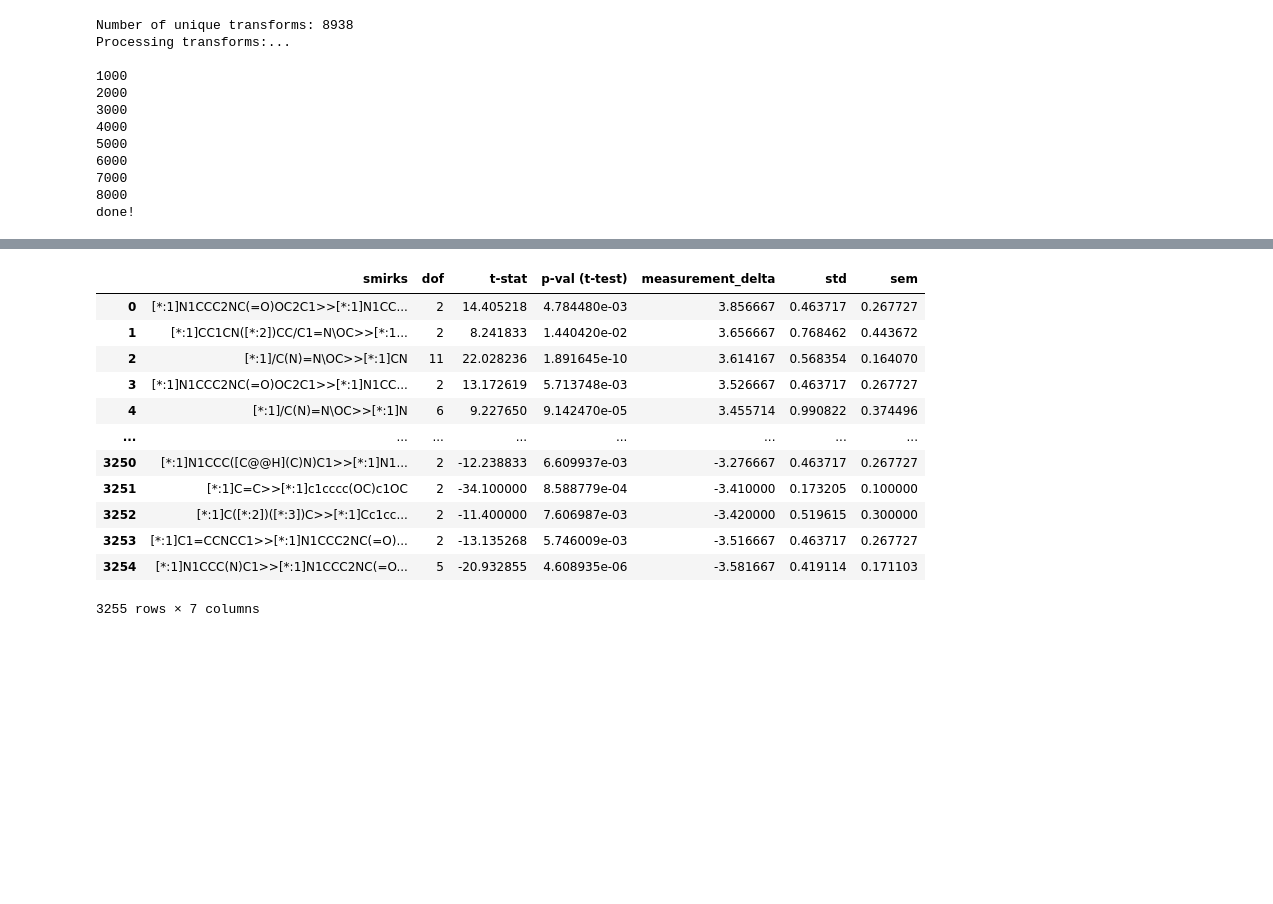
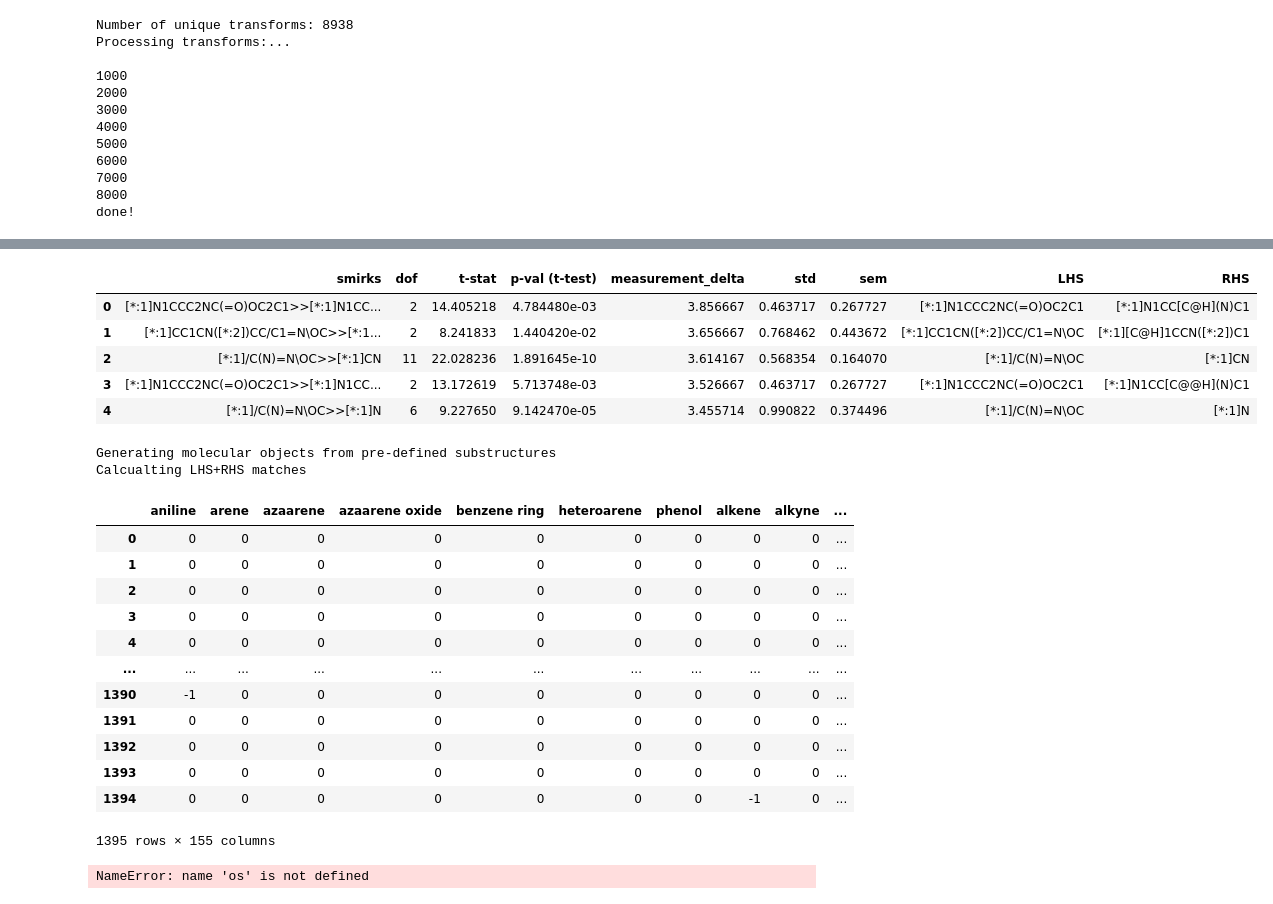
Before and after one commit to domgurvic/ml_mmpa, a Jupyter notebook: test_workflow.ipynb, the cells around one changed output, grey strips where cells are left out. Saved outputs shown, nothing was run; the diff lists cells and outputs as text; code cells hidden in the pictures; blank space fills up the shorter version.

```diff
--- a/test_workflow.ipynb
+++ b/test_workflow.ipynb
@@ -109,7 +93,14 @@ output_len_stat
 # %%
 '''
 Third step is filtering p-val based on thresold and deciding weather to keep both positive and negative transforms
+Output is the significant transforms sorted by measurement delta
+
+This is a great output to consider, but we can do one better by turning the transforms into functional groups
 '''
 
-mmpa_zero_neg_pos = master_functions.zero_in(output_len_stat, 0.05, pos_only=False)
+mmpa_zero_pos = master_functions.zero_in(output_len_stat, 0.05, pos_only=True)
+
+# Add split columns to the dataframe
+
+mmpa_zero_pos = master_functions.split_transition(mmpa_zero_pos, 'smirks')
 # %% [output]
@@ -122,16 +114,34 @@ mmpa_zero_neg_pos.measurement_delta.hist(bins=50)
 # %%
-mmpa_zero_neg_pos
+mmpa_zero_pos.head(5)
 # %% [output]
-|  | smirks | dof | t-stat | p-val (t-test) | measurement_delta | std | sem |
-| 0 | [*:1]N1CCC2NC(=O)OC2C1>>[*:1]N1CC... | 2 | 14.405218 | 4.784480e-03 | 3.856667 | 0.463717 | 0.267727 |
-| 1 | [*:1]CC1CN([*:2])CC/C1=N\OC>>[*:1... | 2 | 8.241833 | 1.440420e-02 | 3.656667 | 0.768462 | 0.443672 |
-| 2 | [*:1]/C(N)=N\OC>>[*:1]CN | 11 | 22.028236 | 1.891645e-10 | 3.614167 | 0.568354 | 0.164070 |
-| 3 | [*:1]N1CCC2NC(=O)OC2C1>>[*:1]N1CC... | 2 | 13.172619 | 5.713748e-03 | 3.526667 | 0.463717 | 0.267727 |
-| 4 | [*:1]/C(N)=N\OC>>[*:1]N | 6 | 9.227650 | 9.142470e-05 | 3.455714 | 0.990822 | 0.374496 |
-| ... | ... | ... | ... | ... | ... | ... | ... |
-| 3250 | [*:1]N1CCC([C@@H](C)N)C1>>[*:1]N1... | 2 | -12.238833 | 6.609937e-03 | -3.276667 | 0.463717 | 0.267727 |
-| 3251 | [*:1]C=C>>[*:1]c1cccc(OC)c1OC | 2 | -34.100000 | 8.588779e-04 | -3.410000 | 0.173205 | 0.100000 |
-| 3252 | [*:1]C([*:2])([*:3])C>>[*:1]Cc1cc... | 2 | -11.400000 | 7.606987e-03 | -3.420000 | 0.519615 | 0.300000 |
-| 3253 | [*:1]C1=CCNCC1>>[*:1]N1CCC2NC(=O)... | 2 | -13.135268 | 5.746009e-03 | -3.516667 | 0.463717 | 0.267727 |
-| 3254 | [*:1]N1CCC(N)C1>>[*:1]N1CCC2NC(=O... | 5 | -20.932855 | 4.608935e-06 | -3.581667 | 0.419114 | 0.171103 |
+|  | smirks | dof | t-stat | p-val (t-test) | measurement_delta | std | sem | LHS | RHS |
+| 0 | [*:1]N1CCC2NC(=O)OC2C1>>[*:1]N1CC... | 2 | 14.405218 | 4.784480e-03 | 3.856667 | 0.463717 | 0.267727 | [*:1]N1CCC2NC(=O)OC2C1 | [*:1]N1CC[C@H](N)C1 |
+| 1 | [*:1]CC1CN([*:2])CC/C1=N\OC>>[*:1... | 2 | 8.241833 | 1.440420e-02 | 3.656667 | 0.768462 | 0.443672 | [*:1]CC1CN([*:2])CC/C1=N\OC | [*:1][C@H]1CCN([*:2])C1 |
+| 2 | [*:1]/C(N)=N\OC>>[*:1]CN | 11 | 22.028236 | 1.891645e-10 | 3.614167 | 0.568354 | 0.164070 | [*:1]/C(N)=N\OC | [*:1]CN |
+| 3 | [*:1]N1CCC2NC(=O)OC2C1>>[*:1]N1CC... | 2 | 13.172619 | 5.713748e-03 | 3.526667 | 0.463717 | 0.267727 | [*:1]N1CCC2NC(=O)OC2C1 | [*:1]N1CC[C@@H](N)C1 |
+| 4 | [*:1]/C(N)=N\OC>>[*:1]N | 6 | 9.227650 | 9.142470e-05 | 3.455714 | 0.990822 | 0.374496 | [*:1]/C(N)=N\OC | [*:1]N |
-3255 rows × 7 columns
+# %%
+features_all_neg, l_feats_neg, r_feats_neg = master_functions.calculate_fractions_mk4(mmpa_zero_pos)
+# %% [output]
+Generating molecular objects from pre-defined substructures
+Calcualting LHS+RHS matches
+# %%
+features_all_neg
+# %% [output]
+|  | aniline | arene | azaarene | azaarene oxide | benzene ring | heteroarene | phenol | alkene | alkyne | ... |
+| 0 | 0 | 0 | 0 | 0 | 0 | 0 | 0 | 0 | 0 | ... |
+| 1 | 0 | 0 | 0 | 0 | 0 | 0 | 0 | 0 | 0 | ... |
+| 2 | 0 | 0 | 0 | 0 | 0 | 0 | 0 | 0 | 0 | ... |
+| 3 | 0 | 0 | 0 | 0 | 0 | 0 | 0 | 0 | 0 | ... |
+| 4 | 0 | 0 | 0 | 0 | 0 | 0 | 0 | 0 | 0 | ... |
+| ... | ... | ... | ... | ... | ... | ... | ... | ... | ... | ... |
+| 1390 | -1 | 0 | 0 | 0 | 0 | 0 | 0 | 0 | 0 | ... |
+| 1391 | 0 | 0 | 0 | 0 | 0 | 0 | 0 | 0 | 0 | ... |
+| 1392 | 0 | 0 | 0 | 0 | 0 | 0 | 0 | 0 | 0 | ... |
+| 1393 | 0 | 0 | 0 | 0 | 0 | 0 | 0 | 0 | 0 | ... |
+| 1394 | 0 | 0 | 0 | 0 | 0 | 0 | 0 | -1 | 0 | ... |
+1395 rows × 155 columns
+# %%
+features_2_all_neg, l_feats_2_neg, r_feats_2_neg = master_functions.calculate_fractions_mk5(mmpa_zero_pos)
+# %% [output]
+NameError: name 'os' is not defined
```
Also changed, not shown: parts of 6 cells of this notebook, 2 other files.
